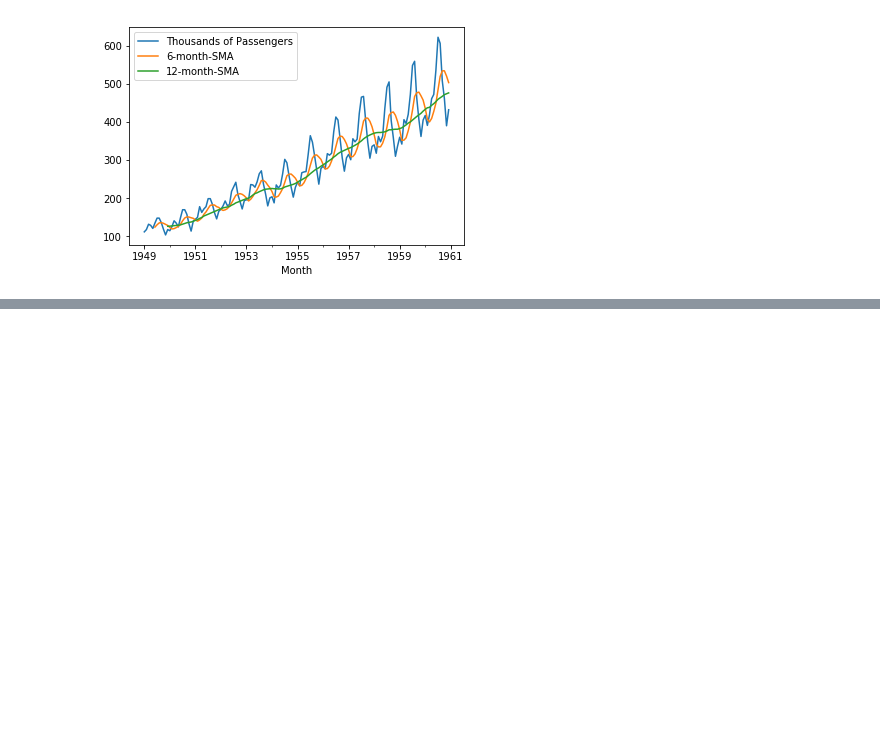
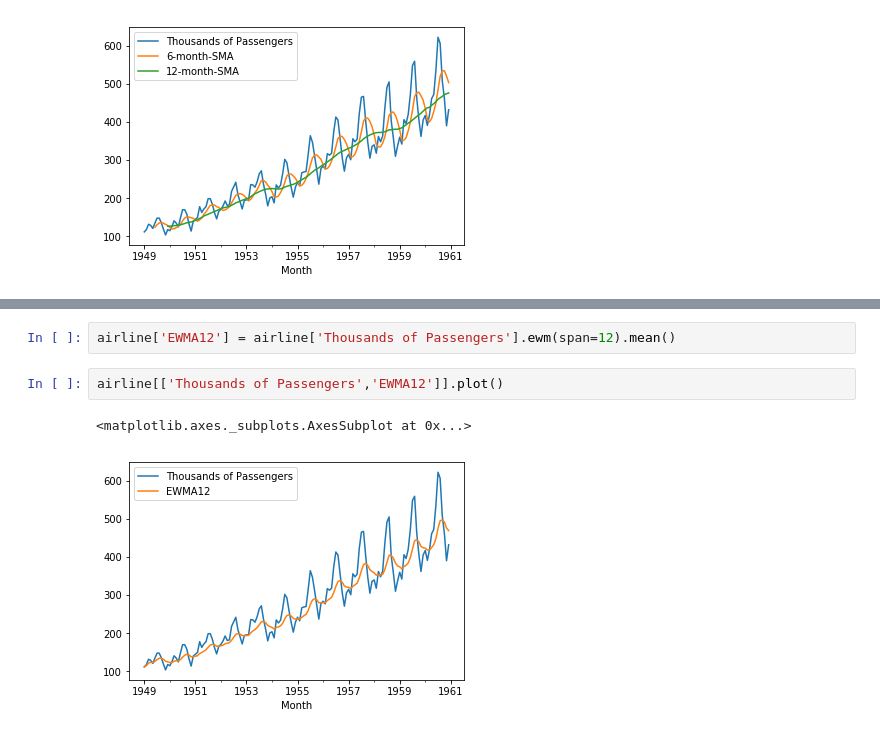
Before and after one commit to fagan2888/udemy-python-for-finance, a Jupyter notebook: time_series_analysis.ipynb, the cells around one changed output, grey strips where cells are left out. Saved outputs shown, nothing was run; the diff lists cells and outputs as text; blank space fills up the shorter version.

Commit message:
feat: use exponential-weighted moving average (EWMA) to reduce the lag effect from SMA and put more weight on values that occurred more recently

```diff
--- a/time_series_analysis.ipynb
+++ b/time_series_analysis.ipynb
@@ -146,0 +205,7 @@ airline.plot()
+# %%
+airline['EWMA12'] = airline['Thousands of Passengers'].ewm(span=12).mean()
+# %%
+airline[['Thousands of Passengers','EWMA12']].plot()
+# %% [output]
+<matplotlib.axes._subplots.AxesSubplot at 0x...>
+[figure, added]
```
Also changed, not shown: parts of 3 cells of this notebook.
